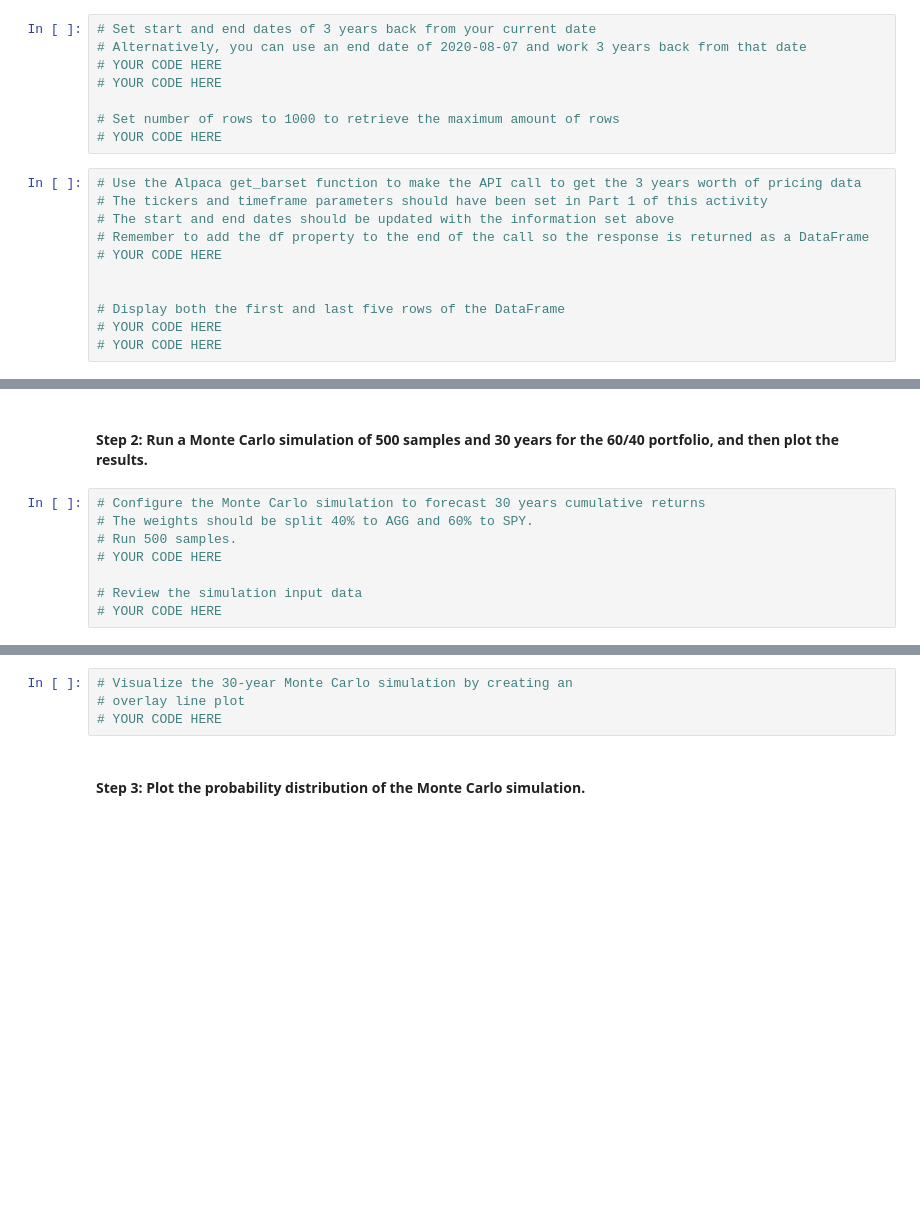
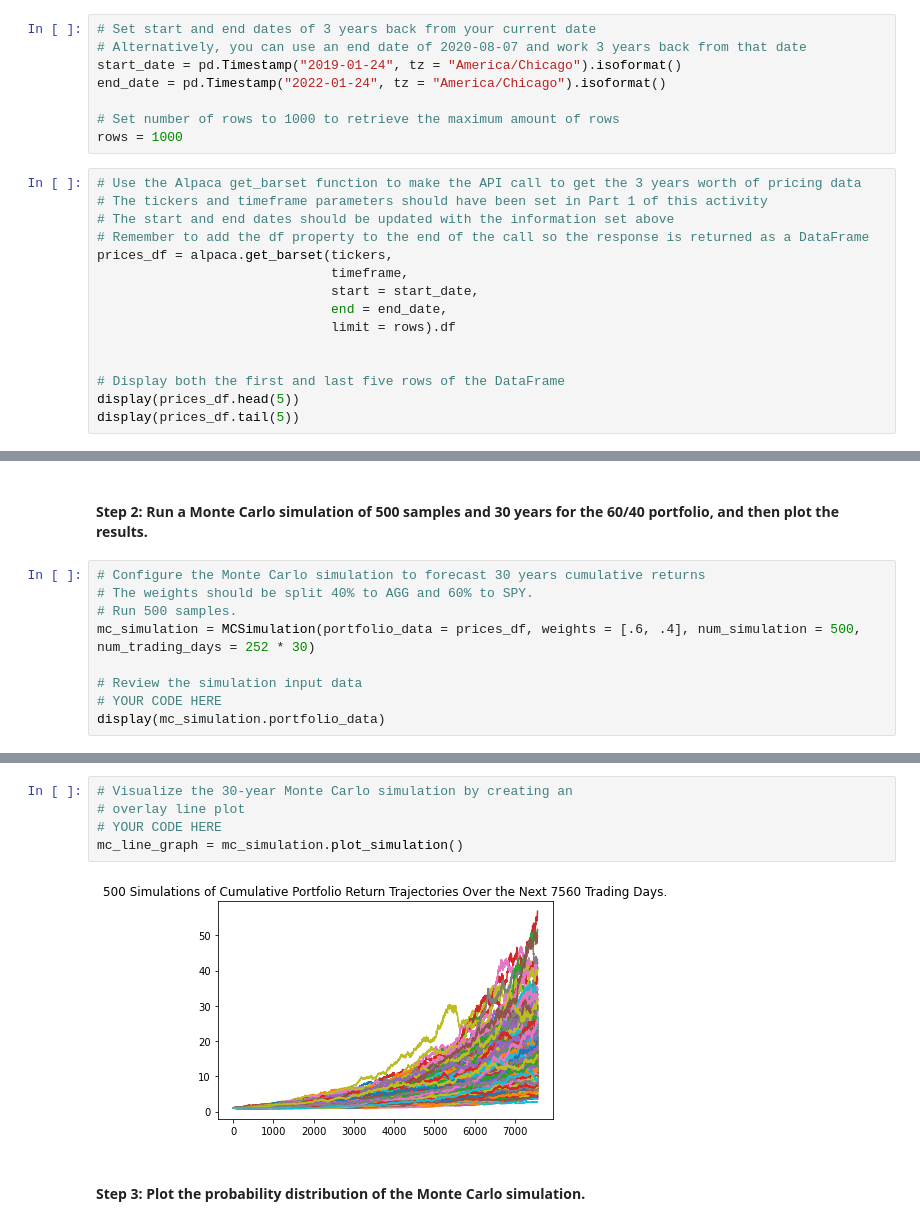
Before and after one commit to Amora987/Financial-Planner-Emergencies, a Jupyter notebook: financial_planning_tools.ipynb, the cells around one changed output, grey strips where cells are left out. Cells and saved outputs as stored; diff of their text form; blank space fills up the shorter version.

```diff
--- a/financial_planning_tools.ipynb
+++ b/financial_planning_tools.ipynb
@@ -400,19 +417,23 @@ In this section, you’ll use the MCForecastTools library to create a Monte Carl
 # %%
 # Set start and end dates of 3 years back from your current date
 # Alternatively, you can use an end date of 2020-08-07 and work 3 years back from that date
-# YOUR CODE HERE
-# YOUR CODE HERE
+start_date = pd.Timestamp("2019-01-24", tz = "America/Chicago").isoformat()
+end_date = pd.Timestamp("2022-01-24", tz = "America/Chicago").isoformat()
 
 # Set number of rows to 1000 to retrieve the maximum amount of rows
-# YOUR CODE HERE
+rows = 1000
 # %%
 # Use the Alpaca get_barset function to make the API call to get the 3 years worth of pricing data
 # The tickers and timeframe parameters should have been set in Part 1 of this activity
 # The start and end dates should be updated with the information set above
 # Remember to add the df property to the end of the call so the response is returned as a DataFrame
-# YOUR CODE HERE
+prices_df = alpaca.get_barset(tickers,
+                              timeframe,
+                              start = start_date,
+                              end = end_date,
+                              limit = rows).df
 
 
 # Display both the first and last five rows of the DataFrame
-# YOUR CODE HERE
-# YOUR CODE HERE
+display(prices_df.head(5))
+display(prices_df.tail(5))
@@ -422,7 +460,8 @@ In this section, you’ll use the MCForecastTools library to create a Monte Carl
 # Configure the Monte Carlo simulation to forecast 30 years cumulative returns
 # The weights should be split 40% to AGG and 60% to SPY.
 # Run 500 samples.
-# YOUR CODE HERE
+mc_simulation = MCSimulation(portfolio_data = prices_df, weights = [.6, .4], num_simulation = 500, num_trading_days = 252 * 30)
 
 # Review the simulation input data
 # YOUR CODE HERE
+display(mc_simulation.portfolio_data)
@@ -432,7 +530,10 @@ In this section, you’ll use the MCForecastTools library to create a Monte Carl
 # %%
 # Visualize the 30-year Monte Carlo simulation by creating an
 # overlay line plot
 # YOUR CODE HERE
+mc_line_graph = mc_simulation.plot_simulation()
+# %% [output]
+[figure, added]
 # %% [markdown]
 #### Step 3: Plot the probability distribution of the Monte Carlo simulation.
 # %%
```
Also changed, not shown: parts of 25 cells of this notebook.
